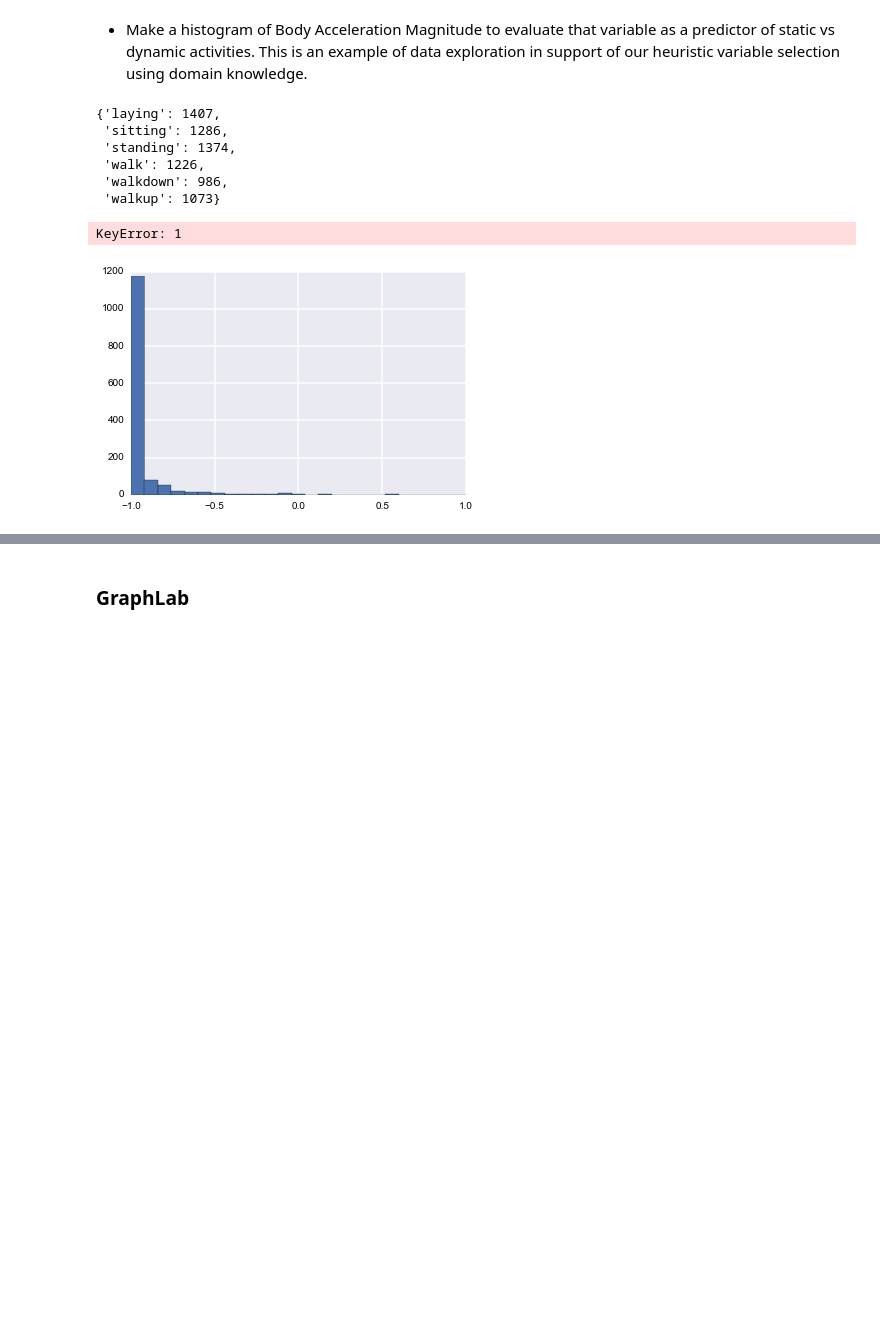
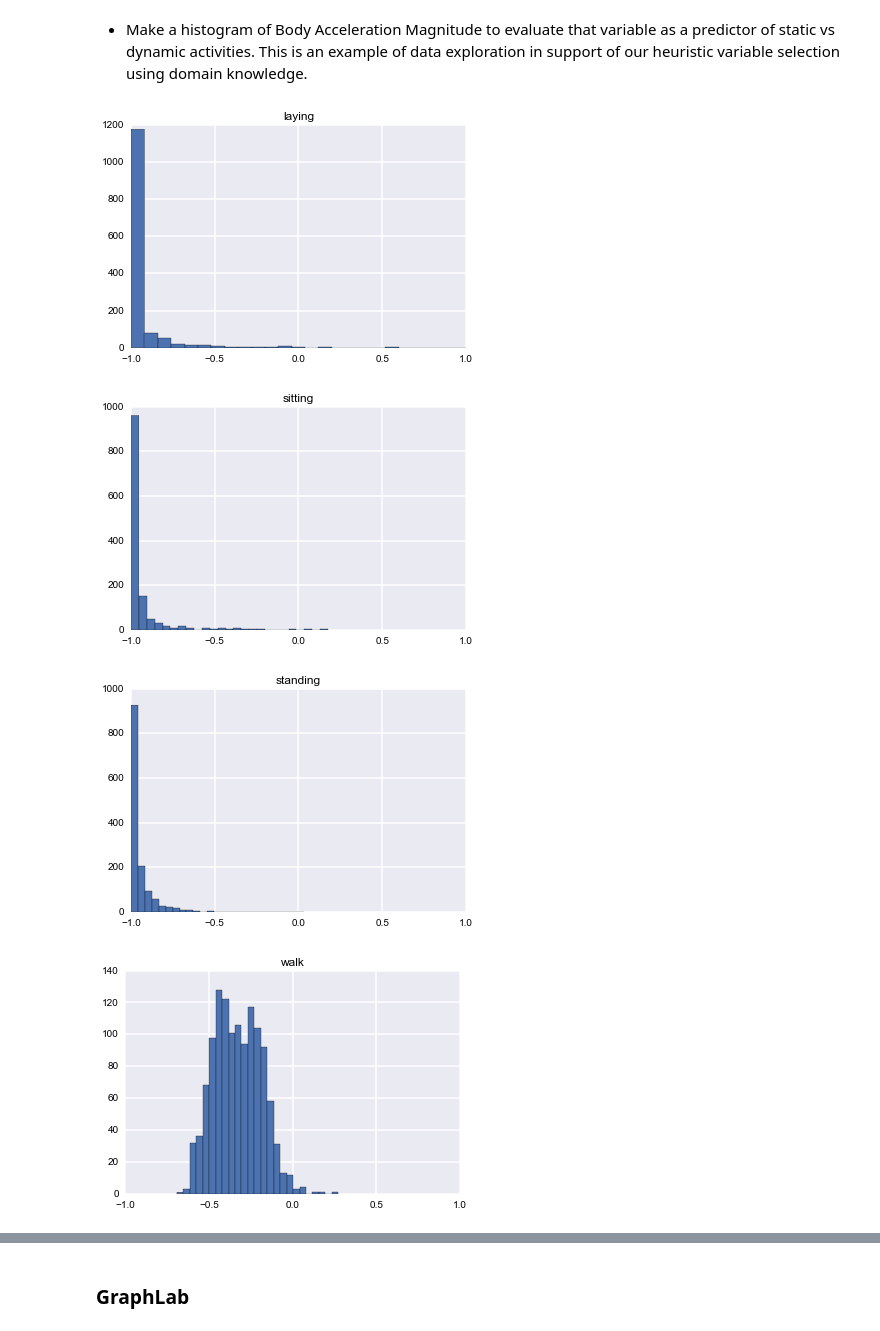
Before and after one commit to nyghtowl/Random_Forests, a Jupyter notebook: Random Forest WB.ipynb, the cells around one changed output, grey strips where cells are left out. Drawn from its saved outputs; the diff is of its cells as text; code cells hidden in the pictures; blank space fills up the shorter version.

```diff
--- a/Random Forest WB.ipynb
+++ b/Random Forest WB.ipynb
@@ -229,21 +233,14 @@ array([[474,   0,   0,   0,   0,   0],
 # %% [markdown]
 * Make a histogram of Body Acceleration Magnitude to evaluate that variable as a predictor of static vs dynamic activities. This is an example of data exploration in support of our heuristic variable selection using domain knowledge.
-# %%
-summary
-# %% [output]
-{'laying': 1407,
- 'sitting': 1286,
- 'standing': 1374,
- 'walk': 1226,
- 'walkdown': 986,
- 'walkup': 1073}
 # %%
 for cls in np.unique(df.activity):
     foo = np.asarray(df['tBodyAccMagstd'][df.activity==cls])
     plt.hist(foo, bins=25)
     plt.xlim(-1,1)
-    plt.title(summary[cls])
+    plt.title(activity_name[cls])
     plt.show();
 # %% [output]
-KeyError: 1
-[figure, old version]
+[figure, new version]
+[figure, added]
+[figure, added]
+[figure, added]
```
Also changed, not shown: parts of 3 cells of this notebook.
